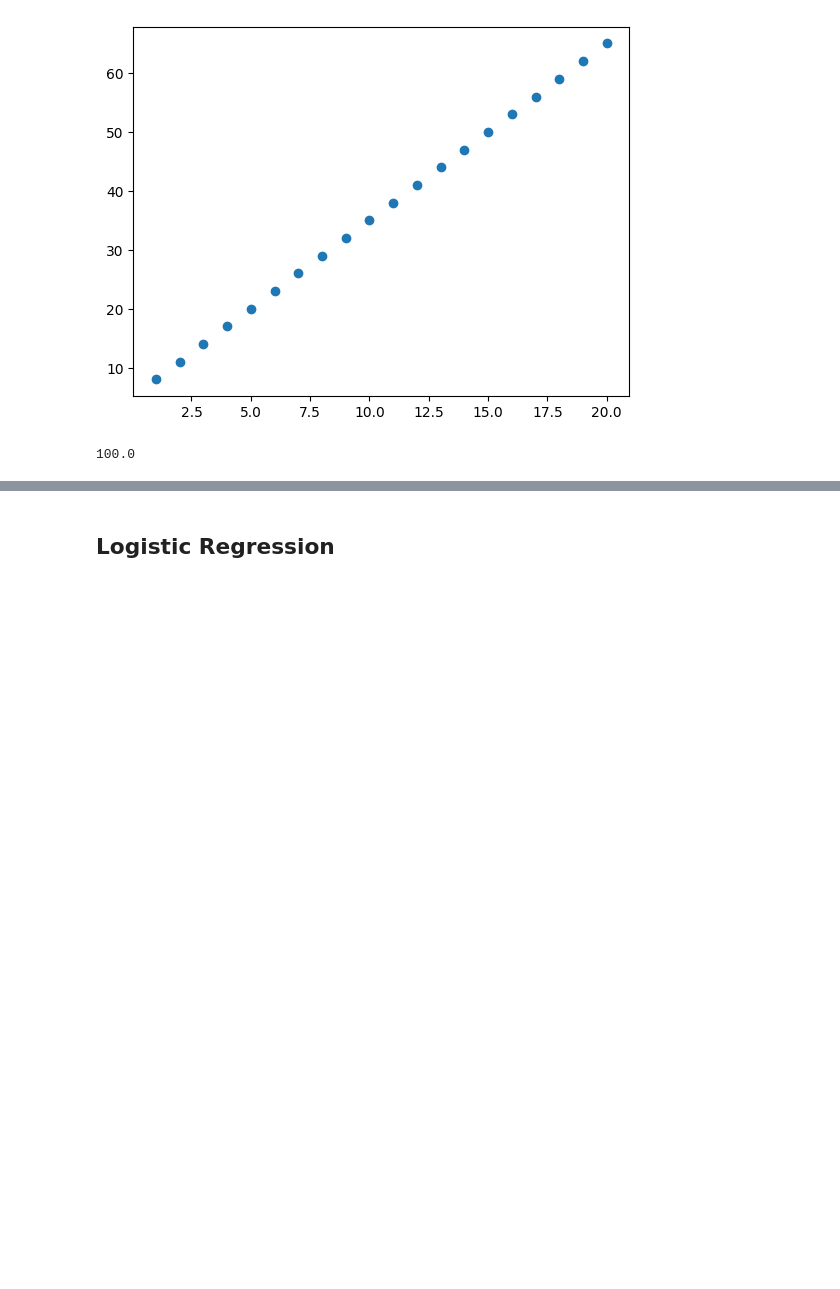
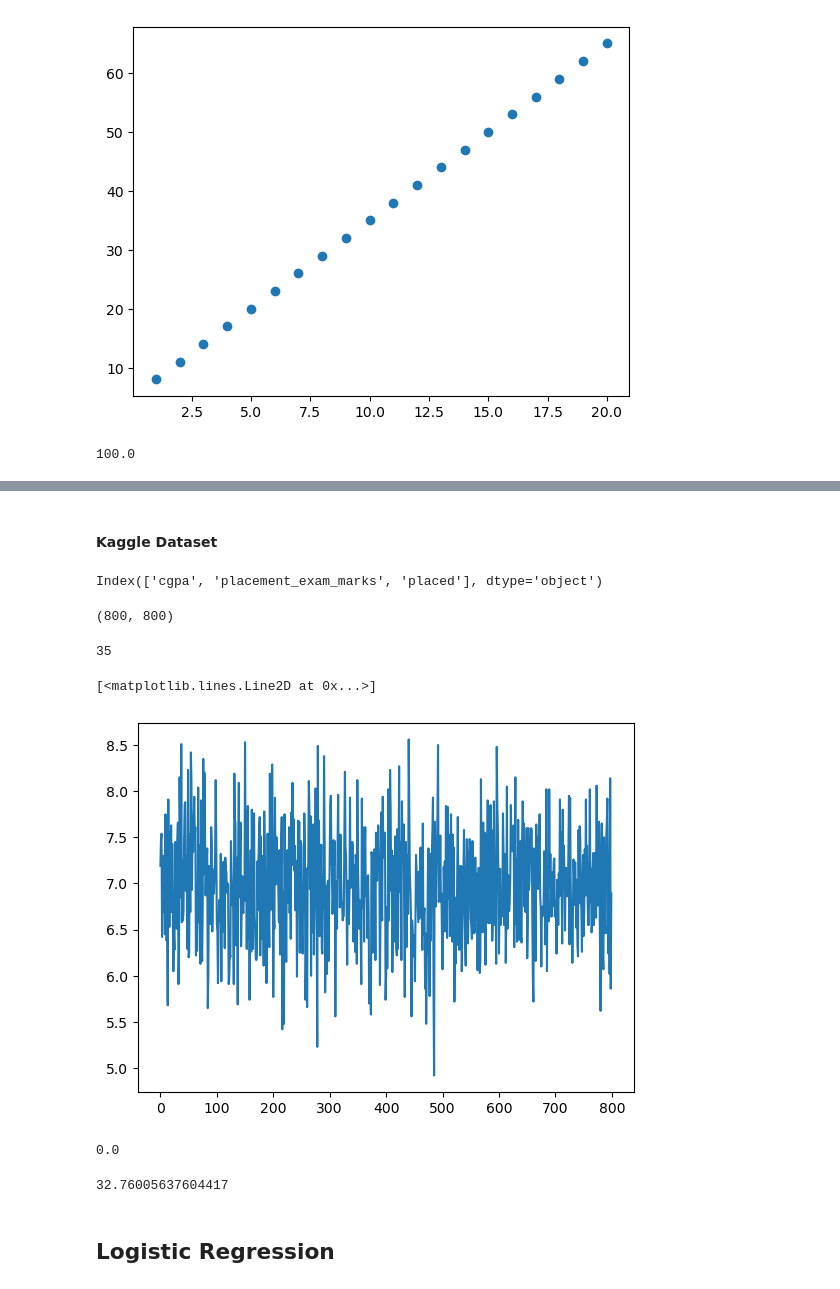
Before and after one commit to Srikrishna-UN/UGResearch_ML, a Jupyter notebook: ScratchML.ipynb, the cells around one changed output, grey strips where cells are left out. Cells and saved outputs as stored; diff of their text form; code cells hidden in the pictures; blank space fills up the shorter version.

```diff
--- a/ScratchML.ipynb
+++ b/ScratchML.ipynb
@@ -108,3 +110,45 @@ model.get_params()
+# %% [markdown]
+#### Kaggle Dataset
+# %%
+placement_df = pd.read_csv("archive/placement.csv")
+placement_df.dropna(inplace=True)
+placement_df.columns
+# %% [output]
+Index(['cgpa', 'placement_exam_marks', 'placed'], dtype='object')
+# %%
+cgpa = np.array(salary_df['cgpa'])
+job = np.array(salary_df['placed'])
+
+split_years = int(0.8*len(cgpa))
+split_salary = int(0.8*len(job))
+
+train_x,test_x = cgpa[:split_years],cgpa[split_years:]
+train_y,test_y = job[:split_salary],job[split_salary:]
+# %%
+len(train_x),len(train_y)
+# %% [output]
+(800, 800)
+# %%
+len(salary)
+# %% [output]
+35
+# %%
+plt.plot(train_x)
+# %% [output]
+[<matplotlib.lines.Line2D at 0x...>]
+[figure, added]
+# %%
+new_model = LinearRegressionModel()
+new_model.fit(train_x,train_y)
+new_model.accuracy(test_x,test_y)
+# new_model.predict(5)
+# %% [output]
+0.0
+# %%
+skl_model = linear.LinearRegression().fit(train_x.reshape(-1,1),train_y)
+skl_model.score(test_x.reshape(-1,1),test_y)*100
+# %% [output]
+32.76005637604417
 # %% [markdown]
 ## Logistic Regression
 # %%
```
Also changed, not shown: parts of 9 cells of this notebook, 2 other files.
